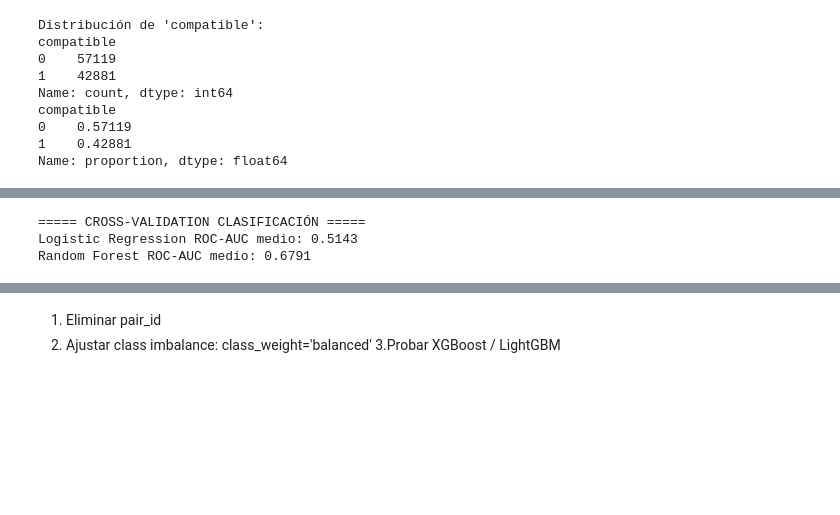
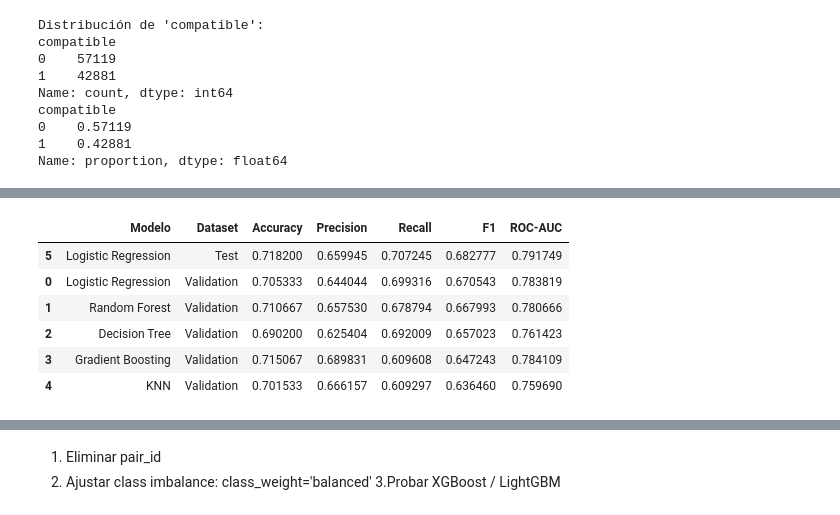
Before and after one commit to OscarDominguezOcana/DISIA-G5, a Jupyter notebook: [DISIA] - G5 - Hito 3.ipynb, the cells around one changed output, grey strips where cells are left out. Drawn from its saved outputs; the diff is of its cells as text; code cells hidden in the pictures; blank space fills up the shorter version.

```diff
--- a/[DISIA] - G5 - Hito 3.ipynb
+++ b/[DISIA] - G5 - Hito 3.ipynb
@@ -331,32 +485,17 @@ Confusion matrix:
 # %%
 # =========================
-# 3.5 CROSS-VALIDATION DE CLASIFICACIÓN
+# 3.5 COMPARATIVA GLOBAL CLASIFICACIÓN (Validation + Test)
 # =========================
 
-# Validación cruzada con el mejor modelo lineal
-cv_log_clf = cross_val_score(
-    best_log_clf,
-    X_clf[selected_features_clf],
-    y_clf,
-    cv=5,
-    scoring="roc_auc"
-)
-
-# Validación cruzada con Random Forest
-cv_rf_clf = cross_val_score(
-    rf_clf,
-    X_clf[selected_features_clf],
-    y_clf,
-    cv=5,
-    scoring="roc_auc"
-)
-
-print("===== CROSS-VALIDATION CLASIFICACIÓN =====")
-print(f"Logistic Regression ROC-AUC medio: {cv_log_clf.mean():.4f}")
-print(f"Random Forest ROC-AUC medio: {cv_rf_clf.mean():.4f}")
+results_clf_all = pd.concat([results_clf_val, results_clf_test], ignore_index=True)
+display(results_clf_all.sort_values(by=["Dataset", "F1"], ascending=[True, False]))
 # %% [output]
-===== CROSS-VALIDATION CLASIFICACIÓN =====
-Logistic Regression ROC-AUC medio: 0.5143
-Random Forest ROC-AUC medio: 0.6791
+|  | Modelo | Dataset | Accuracy | Precision | Recall | F1 | ROC-AUC |
+| 5 | Logistic Regression | Test | 0.718200 | 0.659945 | 0.707245 | 0.682777 | 0.791749 |
+| 0 | Logistic Regression | Validation | 0.705333 | 0.644044 | 0.699316 | 0.670543 | 0.783819 |
+| 1 | Random Forest | Validation | 0.710667 | 0.657530 | 0.678794 | 0.667993 | 0.780666 |
+| 2 | Decision Tree | Validation | 0.690200 | 0.625404 | 0.692009 | 0.657023 | 0.761423 |
+| 3 | Gradient Boosting | Validation | 0.715067 | 0.689831 | 0.609608 | 0.647243 | 0.784109 |
+| 4 | KNN | Validation | 0.701533 | 0.666157 | 0.609297 | 0.636460 | 0.759690 |
 # %%
 # =========================
```
Also changed, not shown: parts of 21 cells of this notebook.
